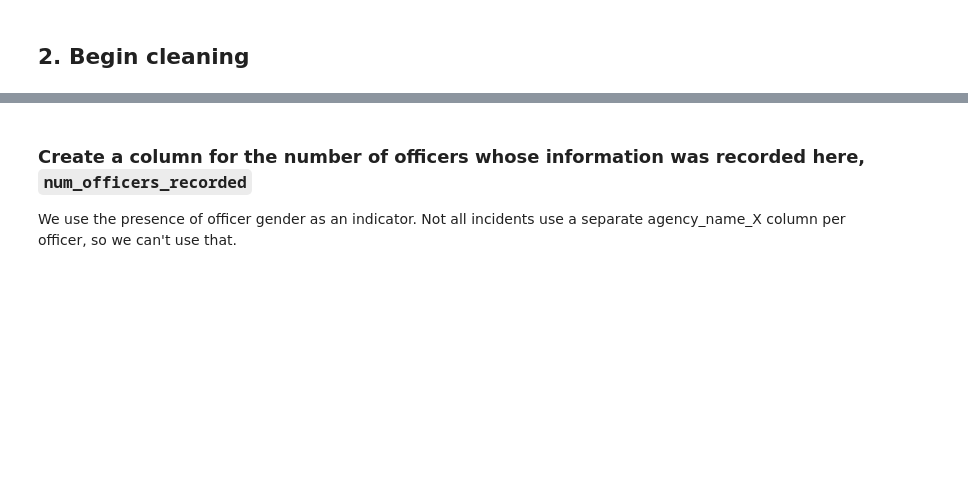
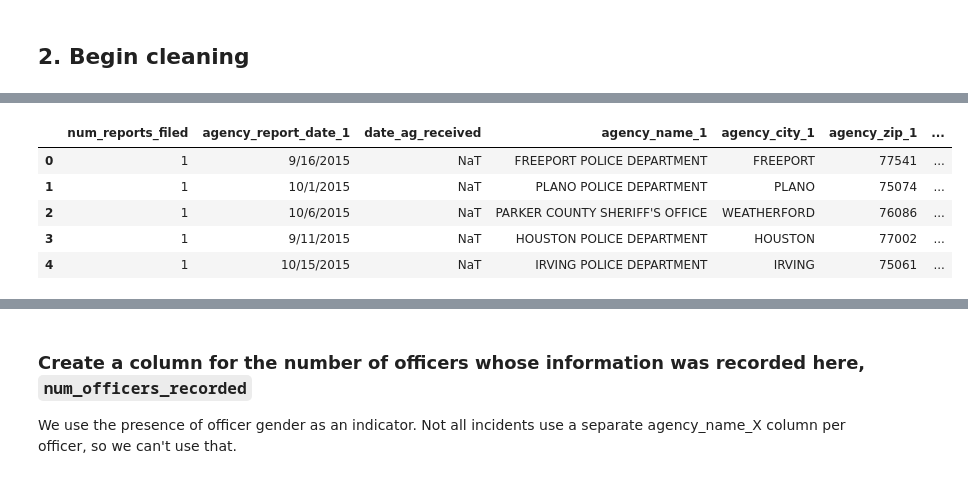
Before and after one commit to texas-justice-initiative/data-processing, a Jupyter notebook: data_cleaning/clean_ois_civilians_shot.ipynb, the cells around one changed output, grey strips where cells are left out. Cells and saved outputs as stored; diff of their text form; code cells hidden in the pictures; blank space fills up the shorter version.

```diff
--- a/data_cleaning/clean_ois_civilians_shot.ipynb
+++ b/data_cleaning/clean_ois_civilians_shot.ipynb
@@ -58,12 +57,9 @@ OIS civilians-shot incidents from 2015-09-02 to 2018-04-16
 # %% [markdown]
 ## 2. Begin cleaning
 # %%
-# Remove whitespace from column names
-shootings.columns = [c.strip() for c in shootings.columns]
+# Normalize column names
+shootings.columns = [c.strip().lower() for c in shootings.columns]
+# Normalize string cell values
+upcase_strip_string_cells(shootings)
+# Drop irrelevant columns
+shootings.drop(['no.', 'column1', 'column2', 'extras'], axis=1, inplace=True)
-# %%
-# Drop irrelevant columns
-shootings.drop(['No.', 'Column1', 'Column2'], axis=1, inplace=True)
-# %%
-# Get rid of any stray formatting on string values - remove whitespace, and lowercase
-for c in shootings.columns:
-    shootings[c] = shootings[c].apply(lambda s: s.strip().lower() if isinstance(s, str) else s)
@@ -166,5 +65,0 @@ shootings.head()
-# %%
-for c in shootings.columns:
-    if 'gender' in c.split('_'):
-        shootings[c] = shootings[c].apply(lambda g: g if pd.isnull(g) else g.upper()[0])
-validate_gender_cols(shootings)
@@ -178,0 +66,65 @@ standardize_race_cols(shootings)
+# %%
+# Make the column names more machine-friendly
+col_renames = {
+    "number of reports filed": "num_reports_filed",
+    "date ag received": "date_ag_received",
+    "date of incident": "date_incident",
+    "time of incident": "time_incident",
+    "injured or deceased's first name": "civilian_name_first",
+    "injured or deceased's last name": "civilian_name_last",
+    "injured or deceased's gender": "civilian_gender",
+    "injured or deceased's age": "civilian_age",
+    "injured or deceased's race/ethnicity": "civilian_race",
+    "street address of incident": "incident_address",
+    "city of incident": "incident_city",
+    "county of incident": "incident_county",
+    "zip code of incident": "incident_zip",
+    "latitude of incident": "incident_latitude",
+    "longitude of incident": "incident_longitude",
+    "census tract of incident": "incident_census_tract",
+    "incident resulted in": "incident_resulted_in",
+    "carried, exhibited or used deadly weapon": "deadly_weapon",
+    "on duty or off duty": "officer_on_duty",
+    "peace officer responding with 1 or more officers": "multiple_officers_involved",
+    "incident occurred during or as a result of": "incident_result_of",
+    "if other, specify type of call": "incident_call_other",
+    "deadly weapon description": "deadly_weapon_description",
+    "cdr?": "custodial_death_report",
+    "cdr narrative": "cdr_narrative",
+    "narrative published by law enforcement": "lea_narrative_published",
+    "shorter": "lea_narrative_shorter",
+}
+
+# Some columns have multiple copies for different individuals,
+# e.g. agency_name_1 for the first officer's agency, then
+# agency_name_2, for the second, etc. To avoid typing out
+# all these numbers, we loop through such columns and rename
+# them appropriately.
+numerical_renames = {
+    "date of report %d": "agency_report_date_%d",
+    "name of agency %d": "agency_name_%d",
+    "city of agency %d": "agency_city_%d",
+    "zip code of agency %d": "agency_zip_%d",
+    "name of person %d filling out form": "agency_name_person_filling_out_%d",
+    "email address of person %d filling out form": "agency_email_person_filling_out_%d",
+    "peace officer %d's gender": "officer_gender_%d",
+    "peace officer %d's age": "officer_age_%d",
+    "peace officer %d's race/ethnicity": "officer_race_%d",
+    "incident occurred during or as a result of %d": "officer_caused_injury_%d",
+    "news %d": "news_coverage_%d",
+}
+for i in range(1, 11):
+    for k, v in numerical_renames.items():
+        k = (k % i)
+        v = v % i
+        col_renames[k] = v
+
+shootings.columns = [col_renames[c] for c in shootings.columns]
+shootings.head()
+# %% [output]
+|  | num_reports_filed | agency_report_date_1 | date_ag_received | agency_name_1 | agency_city_1 | agency_zip_1 | ... |
+| 0 | 1 | 9/16/2015 | NaT | FREEPORT POLICE DEPARTMENT | FREEPORT | 77541 | ... |
+| 1 | 1 | 10/1/2015 | NaT | PLANO POLICE DEPARTMENT | PLANO | 75074 | ... |
+| 2 | 1 | 10/6/2015 | NaT | PARKER COUNTY SHERIFF'S OFFICE | WEATHERFORD | 76086 | ... |
+| 3 | 1 | 9/11/2015 | NaT | HOUSTON POLICE DEPARTMENT | HOUSTON | 77002 | ... |
+| 4 | 1 | 10/15/2015 | NaT | IRVING POLICE DEPARTMENT | IRVING | 75061 | ... |
```
Also changed, not shown: parts of 24 cells of this notebook, 3 other files.
